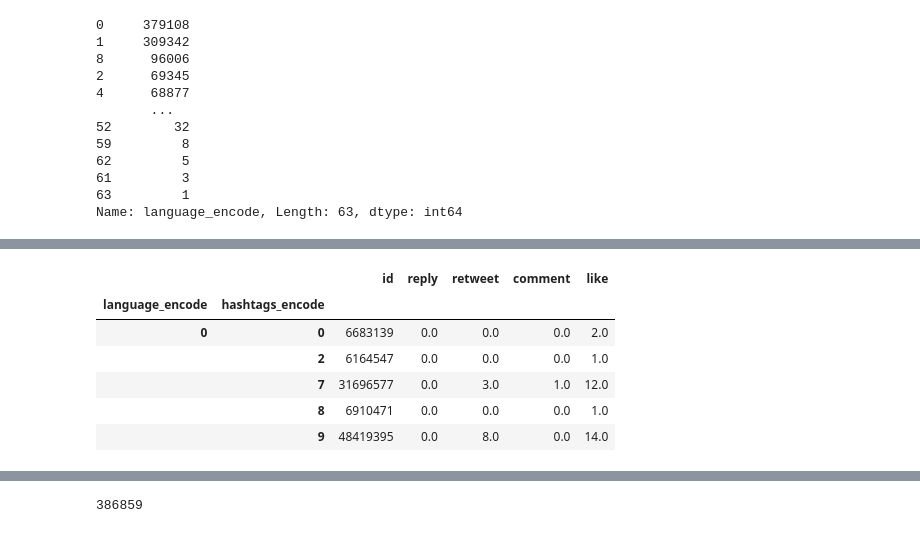
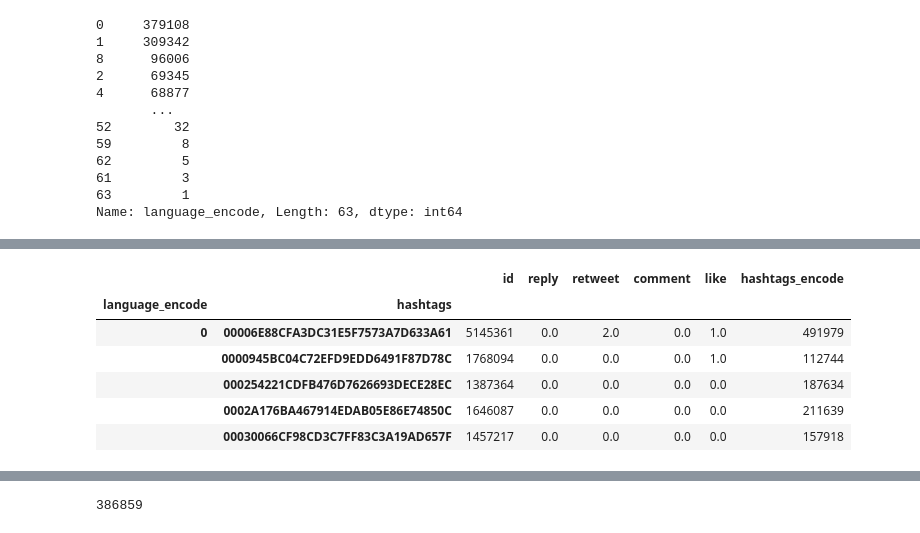
Before and after one commit to RecKIE7/recsys2021-twitter, a Jupyter notebook: analysis/hashtag_language.ipynb, the cells around one changed output, grey strips where cells are left out. Cells and saved outputs as stored; diff of their text form; code cells hidden in the pictures.

Commit message:
hashtag analysis for each language

```diff
--- a/analysis/hashtag_language.ipynb
+++ b/analysis/hashtag_language.ipynb
@@ -188,14 +188,14 @@ n_retweet_engagements_arr = np.empty(n_languages).astype('int32')
 n_reply_engagements_arr = np.empty(n_languages) .astype('int32')
 n_comment_engagements_arr = np.empty(n_languages).astype('int32')
 # %%
-aggregate_result = df.groupby(['language_encode', 'hashtags_encode']).sum()
+aggregate_result = df.groupby(['language_encode', 'hashtags']).sum()
 aggregate_result.head()
 # %% [output]
-|  |  | id | reply | retweet | comment | like |
-| language_encode | hashtags_encode |  |  |  |  |  |
-| 0 | 0 | 6683139 | 0.0 | 0.0 | 0.0 | 2.0 |
-|  | 2 | 6164547 | 0.0 | 0.0 | 0.0 | 1.0 |
-|  | 7 | 31696577 | 0.0 | 3.0 | 1.0 | 12.0 |
-|  | 8 | 6910471 | 0.0 | 0.0 | 0.0 | 1.0 |
-|  | 9 | 48419395 | 0.0 | 8.0 | 0.0 | 14.0 |
+|  |  | id | reply | retweet | comment | like | hashtags_encode |
+| language_encode | hashtags |  |  |  |  |  |  |
+| 0 | 00006E88CFA3DC31E5F7573A7D633A61 | 5145361 | 0.0 | 2.0 | 0.0 | 1.0 | 491979 |
+|  | 0000945BC04C72EFD9EDD6491F87D78C | 1768094 | 0.0 | 0.0 | 0.0 | 1.0 | 112744 |
+|  | 000254221CDFB476D7626693DECE28EC | 1387364 | 0.0 | 0.0 | 0.0 | 0.0 | 187634 |
+|  | 0002A176BA467914EDAB05E86E74850C | 1646087 | 0.0 | 0.0 | 0.0 | 0.0 | 211639 |
+|  | 00030066CF98CD3C7FF83C3A19AD657F | 1457217 | 0.0 | 0.0 | 0.0 | 0.0 | 157918 |
 # %%
```
Also changed, not shown: parts of 12 cells of this notebook.
